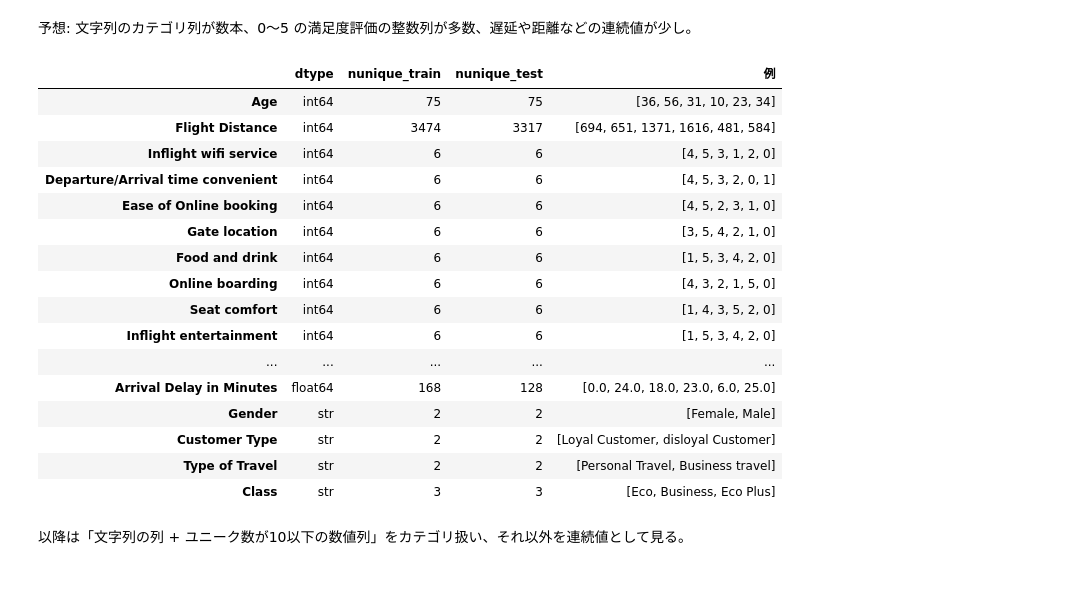
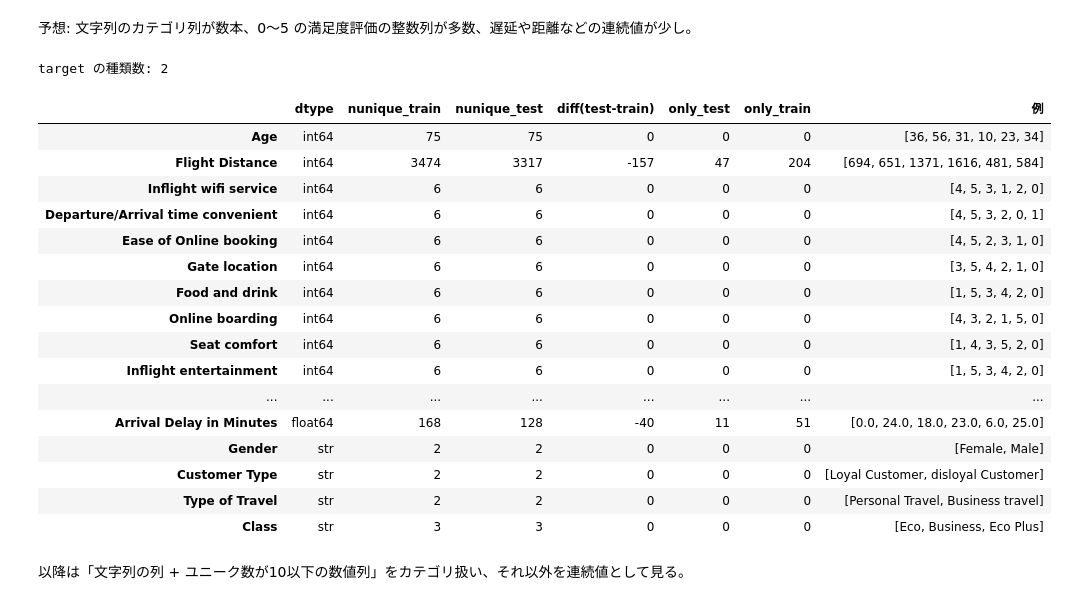
Before and after one commit to mika-42261/2610playground, a Jupyter notebook: 01_eda.ipynb, the cells around one changed output. Drawn from its saved outputs; the diff is of its cells as text; code cells hidden in the pictures.

```diff
--- a/01_eda.ipynb
+++ b/01_eda.ipynb
@@ -61,30 +93,35 @@ test にだけある列: []
 # %%
 cols = [c for c in test.columns if c != ID]
 info = pd.DataFrame({
     "dtype": train[cols].dtypes.astype(str),
     "nunique_train": train[cols].nunique(),
     "nunique_test": test[cols].nunique(),
-    "例": [train[c].dropna().unique()[:6].tolist() for c in cols],
 })
+info["diff(test-train)"] = info["nunique_test"] - info["nunique_train"]
+info["only_test"] = [len(set(test[c].dropna()) - set(train[c].dropna())) for c in cols]    # testにだけある値の数
+info["only_train"] = [len(set(train[c].dropna()) - set(test[c].dropna())) for c in cols]   # trainにだけある値の数
+info["例"] = [train[c].dropna().unique()[:6].tolist() for c in cols]
+print("target の種類数:", train[TARGET].nunique())
 info
 # %% [output]
+target の種類数: 2
-|  | dtype | nunique_train | nunique_test | 例 |
-| Age | int64 | 75 | 75 | [36, 56, 31, 10, 23, 34] |
-| Flight Distance | int64 | 3474 | 3317 | [694, 651, 1371, 1616, 481, 584] |
-| Inflight wifi service | int64 | 6 | 6 | [4, 5, 3, 1, 2, 0] |
-| Departure/Arrival time convenient | int64 | 6 | 6 | [4, 5, 3, 2, 0, 1] |
-| Ease of Online booking | int64 | 6 | 6 | [4, 5, 2, 3, 1, 0] |
-| Gate location | int64 | 6 | 6 | [3, 5, 4, 2, 1, 0] |
-| Food and drink | int64 | 6 | 6 | [1, 5, 3, 4, 2, 0] |
-| Online boarding | int64 | 6 | 6 | [4, 3, 2, 1, 5, 0] |
-| Seat comfort | int64 | 6 | 6 | [1, 4, 3, 5, 2, 0] |
-| Inflight entertainment | int64 | 6 | 6 | [1, 5, 3, 4, 2, 0] |
-| ... | ... | ... | ... | ... |
-| Arrival Delay in Minutes | float64 | 168 | 128 | [0.0, 24.0, 18.0, 23.0, 6.0, 25.0] |
-| Gender | str | 2 | 2 | [Female, Male] |
-| Customer Type | str | 2 | 2 | [Loyal Customer, disloyal Customer] |
-| Type of Travel | str | 2 | 2 | [Personal Travel, Business travel] |
-| Class | str | 3 | 3 | [Eco, Business, Eco Plus] |
+|  | dtype | nunique_train | nunique_test | diff(test-train) | only_test | only_train | 例 |
+| Age | int64 | 75 | 75 | 0 | 0 | 0 | [36, 56, 31, 10, 23, 34] |
+| Flight Distance | int64 | 3474 | 3317 | -157 | 47 | 204 | [694, 651, 1371, 1616, 481, 584] |
+| Inflight wifi service | int64 | 6 | 6 | 0 | 0 | 0 | [4, 5, 3, 1, 2, 0] |
+| Departure/Arrival time convenient | int64 | 6 | 6 | 0 | 0 | 0 | [4, 5, 3, 2, 0, 1] |
+| Ease of Online booking | int64 | 6 | 6 | 0 | 0 | 0 | [4, 5, 2, 3, 1, 0] |
+| Gate location | int64 | 6 | 6 | 0 | 0 | 0 | [3, 5, 4, 2, 1, 0] |
+| Food and drink | int64 | 6 | 6 | 0 | 0 | 0 | [1, 5, 3, 4, 2, 0] |
+| Online boarding | int64 | 6 | 6 | 0 | 0 | 0 | [4, 3, 2, 1, 5, 0] |
+| Seat comfort | int64 | 6 | 6 | 0 | 0 | 0 | [1, 4, 3, 5, 2, 0] |
+| Inflight entertainment | int64 | 6 | 6 | 0 | 0 | 0 | [1, 5, 3, 4, 2, 0] |
+| ... | ... | ... | ... | ... | ... | ... | ... |
+| Arrival Delay in Minutes | float64 | 168 | 128 | -40 | 11 | 51 | [0.0, 24.0, 18.0, 23.0, 6.0, 25.0] |
+| Gender | str | 2 | 2 | 0 | 0 | 0 | [Female, Male] |
+| Customer Type | str | 2 | 2 | 0 | 0 | 0 | [Loyal Customer, disloyal Customer] |
+| Type of Travel | str | 2 | 2 | 0 | 0 | 0 | [Personal Travel, Business travel] |
+| Class | str | 3 | 3 | 0 | 0 | 0 | [Eco, Business, Eco Plus] |
 # %% [markdown]
 以降は「文字列の列 + ユニーク数が10以下の数値列」をカテゴリ扱い、それ以外を連続値として見る。
 # %%
```
Also changed, not shown: parts of 2 cells of this notebook.
